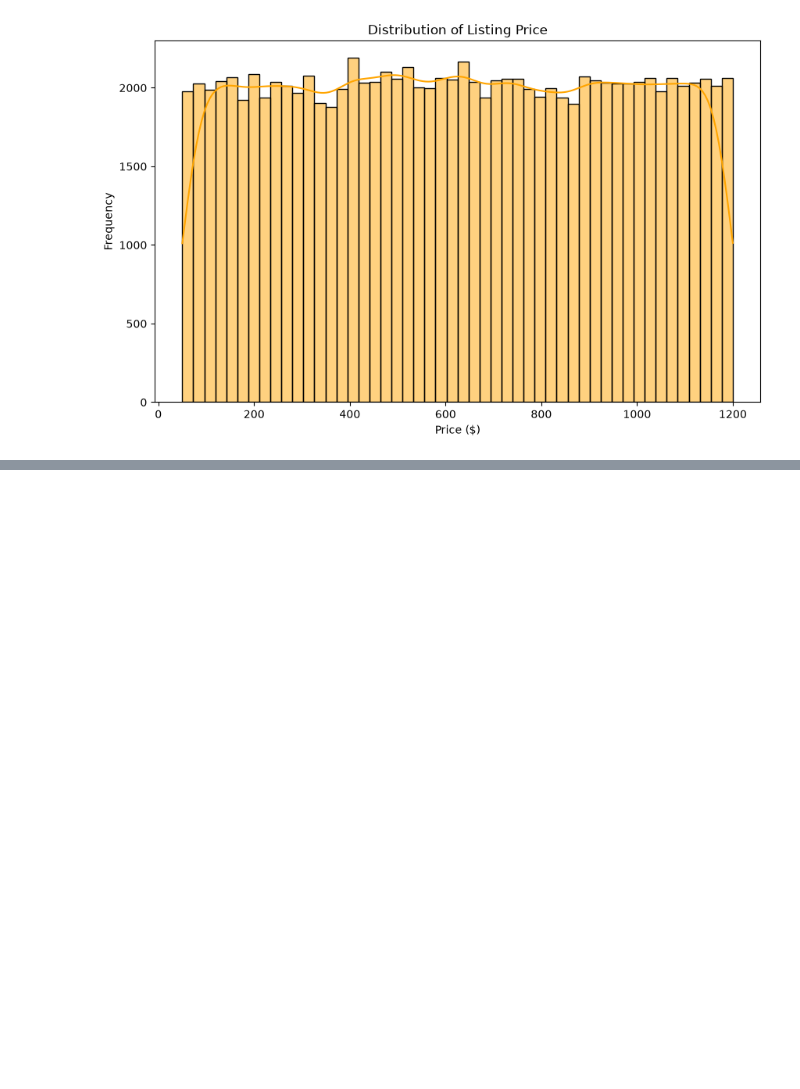
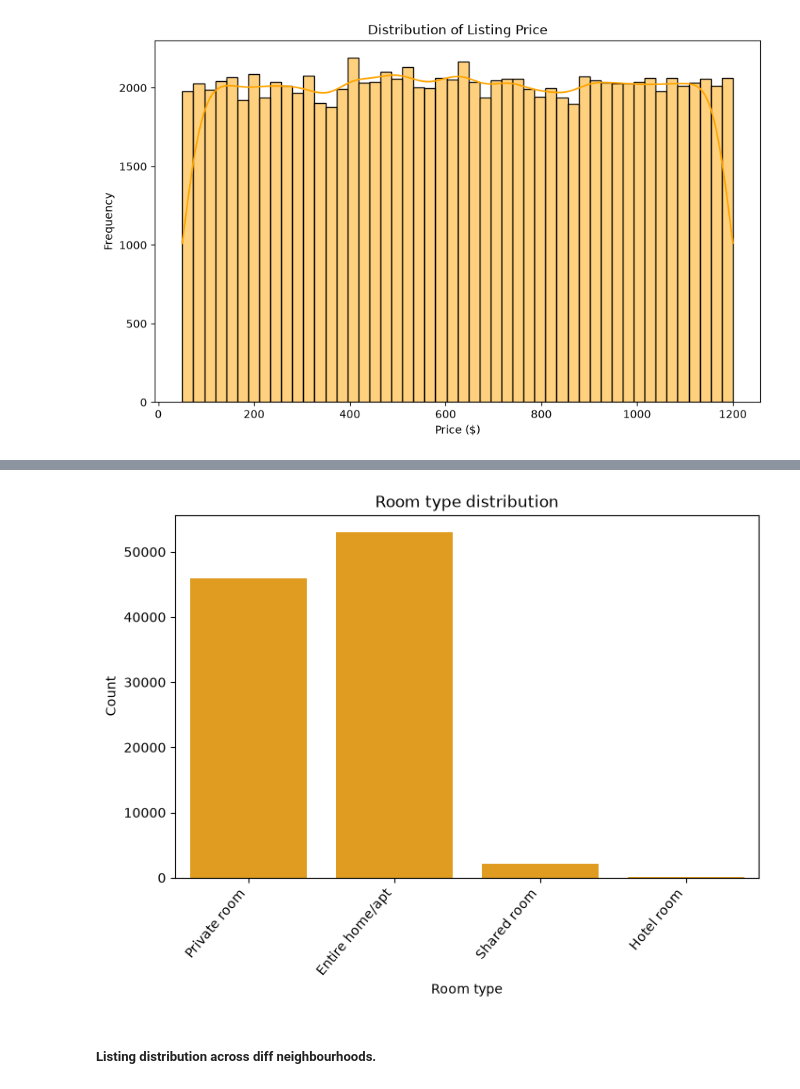
Before and after one commit to shiva3994/Practice, a Jupyter notebook: Daily Python/L_Airbnb_report.ipynb, the cells around one changed output, grey strips where cells are left out. Cells and saved outputs as stored; diff of their text form; code cells hidden in the pictures; blank space fills up the shorter version.

```diff
--- a/Daily Python/L_Airbnb_report.ipynb
+++ b/Daily Python/L_Airbnb_report.ipynb
@@ -301,0 +319,15 @@ plt.show()
+# %%
+plt.figure(figsize=(8,5))
+
+sns.countplot( x = 'room type', data = df, color = 'Orange')
+
+plt.title('Room type distribution')
+plt.xlabel('Room type')
+plt.ylabel('Count')
+plt.xticks(rotation = 50, ha = 'right')
+
+plt.show()
+# %% [output]
+[figure, added]
+# %% [markdown]
+##### Listing distribution across diff neighbourhoods.
```
Also changed, not shown: parts of 8 cells of this notebook.
